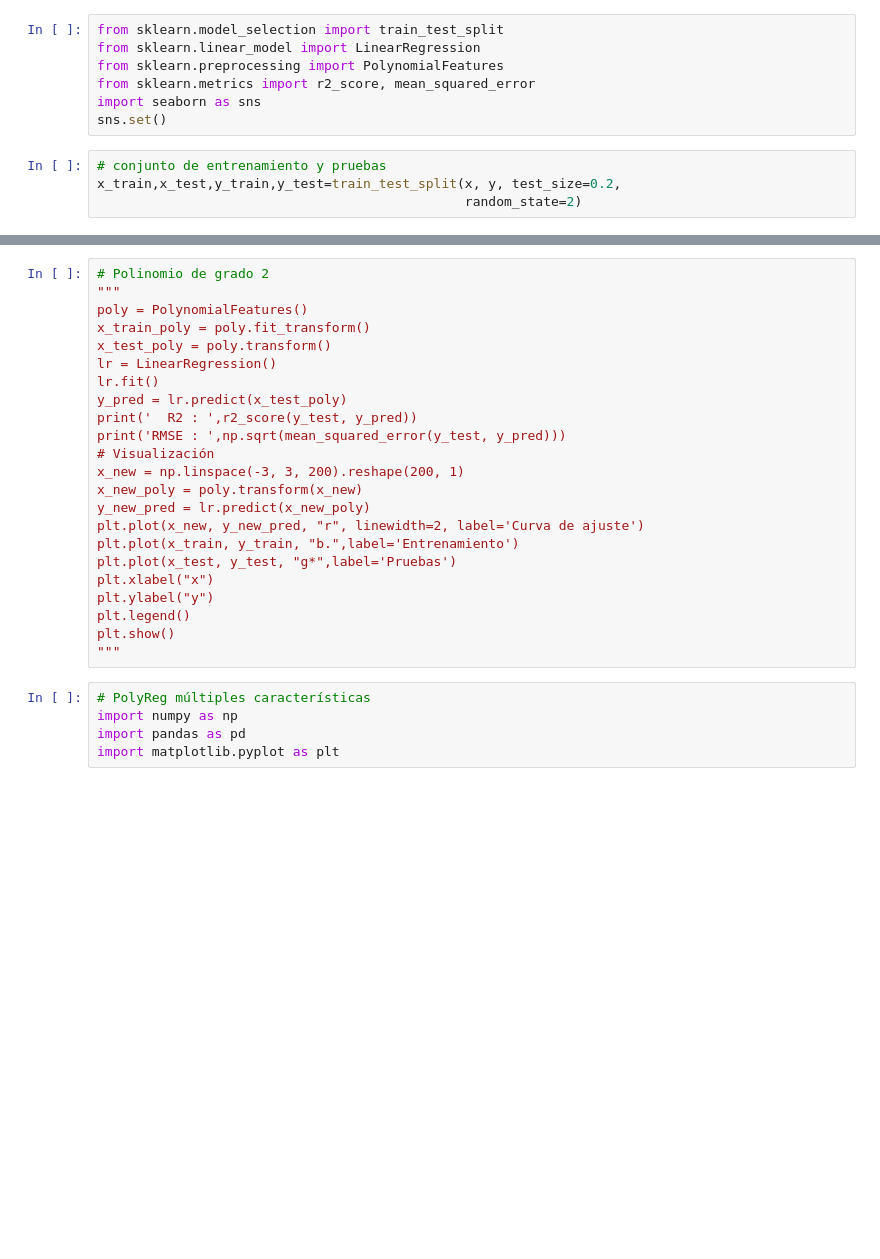
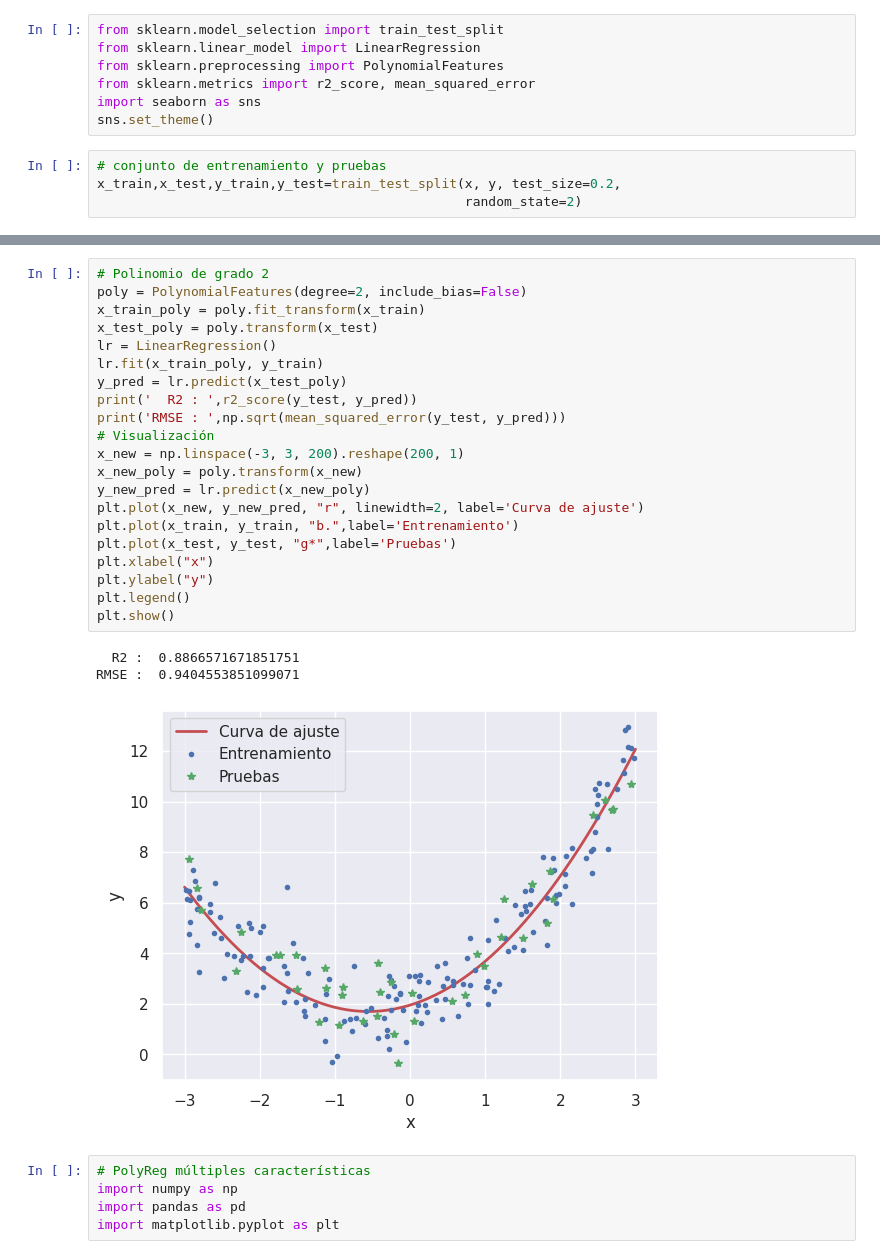
Before and after one commit to JSR-Mario/MeIA, a Jupyter notebook: notas/poly_reg.ipynb, the cells around one changed output, grey strips where cells are left out. Saved outputs shown, nothing was run; the diff lists cells and outputs as text; blank space fills up the shorter version.

```diff
--- a/notas/poly_reg.ipynb
+++ b/notas/poly_reg.ipynb
@@ -53,7 +59,7 @@ from sklearn.linear_model import LinearRegression
 from sklearn.preprocessing import PolynomialFeatures
 from sklearn.metrics import r2_score, mean_squared_error
 import seaborn as sns
-sns.set()
+sns.set_theme()
 # %%
 # conjunto de entrenamiento y pruebas
 x_train,x_test,y_train,y_test=train_test_split(x, y, test_size=0.2,
@@ -74,26 +85,28 @@ plt.show()
 # %%
 # Polinomio de grado 2
-"""
-poly = PolynomialFeatures()
-x_train_poly = poly.fit_transform()
-x_test_poly = poly.transform()
+poly = PolynomialFeatures(degree=2, include_bias=False)
+x_train_poly = poly.fit_transform(x_train)
+x_test_poly = poly.transform(x_test)
 lr = LinearRegression()
-lr.fit()
+lr.fit(x_train_poly, y_train)
 y_pred = lr.predict(x_test_poly)
 print('  R2 : ',r2_score(y_test, y_pred))
 print('RMSE : ',np.sqrt(mean_squared_error(y_test, y_pred)))
 # Visualización
 x_new = np.linspace(-3, 3, 200).reshape(200, 1)
 x_new_poly = poly.transform(x_new)
 y_new_pred = lr.predict(x_new_poly)
 plt.plot(x_new, y_new_pred, "r", linewidth=2, label='Curva de ajuste')
 plt.plot(x_train, y_train, "b.",label='Entrenamiento')
 plt.plot(x_test, y_test, "g*",label='Pruebas')
 plt.xlabel("x")
 plt.ylabel("y")
 plt.legend()
 plt.show()
-"""
+# %% [output]
+  R2 :  0.8866571671851751
+RMSE :  0.9404553851099071
+[figure, added]
 # %%
 # PolyReg múltiples características
 import numpy as np
```
Also changed, not shown: parts of 16 cells of this notebook.
